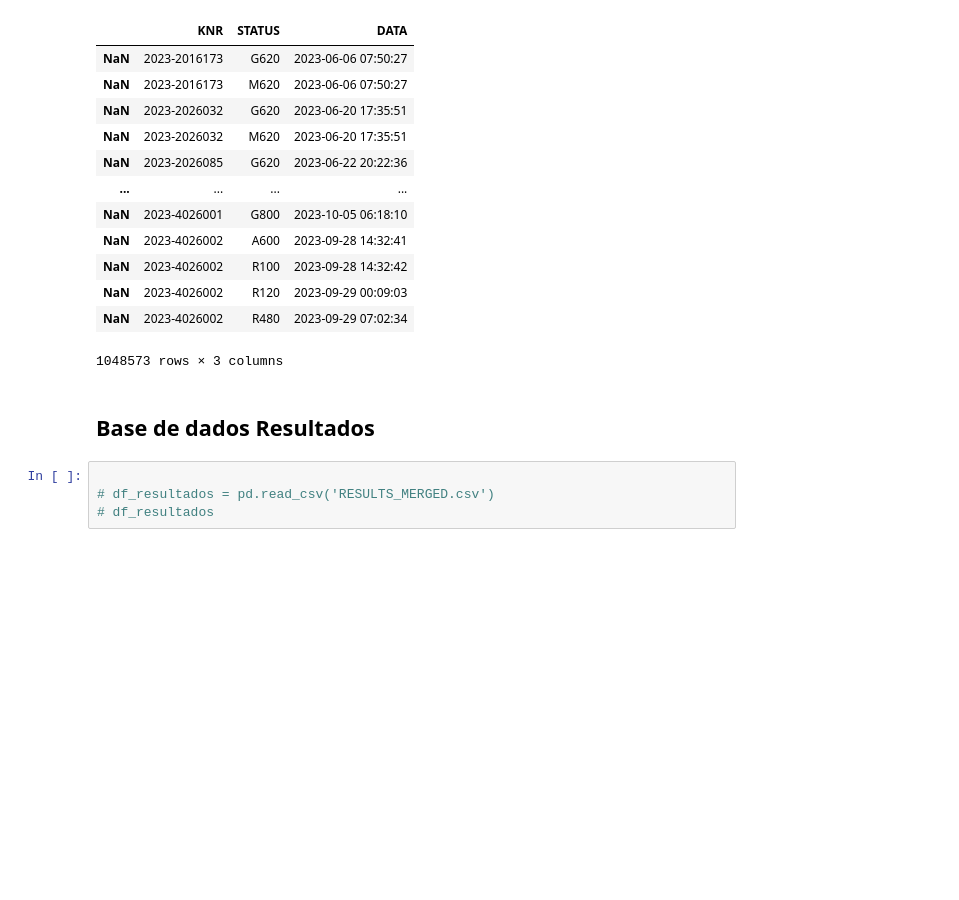
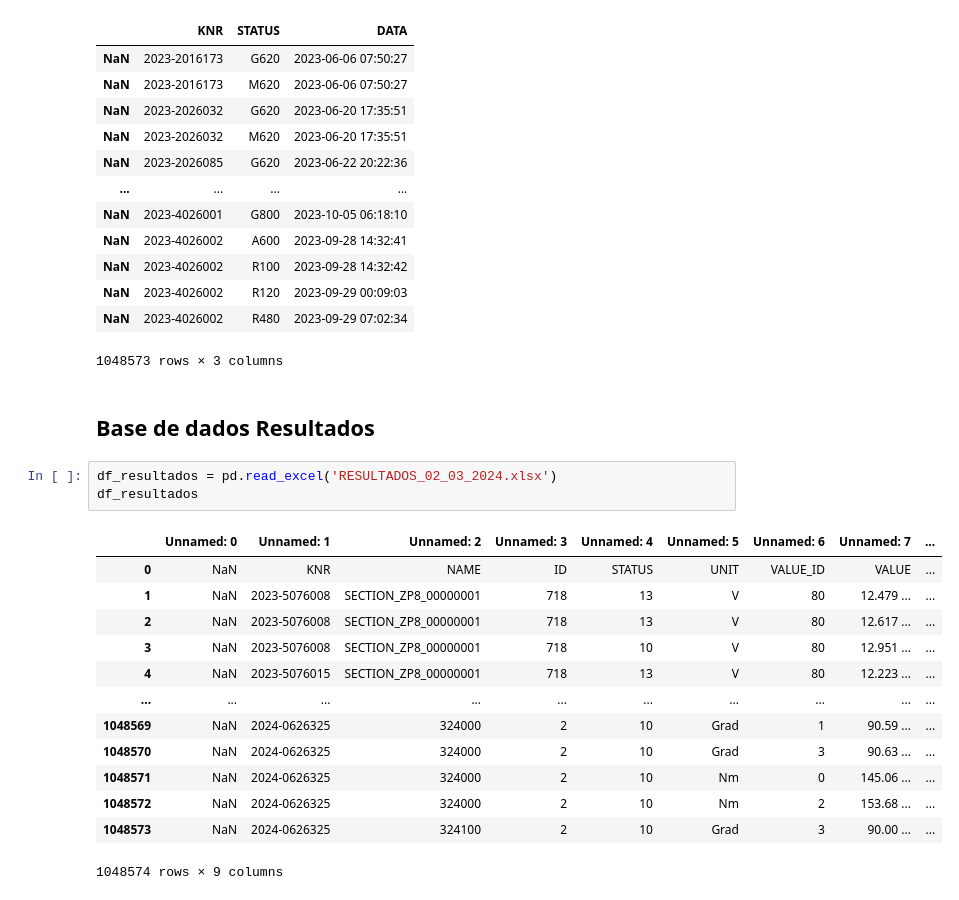
Before and after one commit to Inteli-College/2024-2A-T08-EC07-G02, a Jupyter notebook: src/main.ipynb, the cells around one changed output. Cells and saved outputs as stored; diff of their text form; blank space fills up the shorter version.

Commit message:
feat: limpeza da base de dados
tabela falhas e resultados

Co-Authored-By: Edustn <124214173+Edustn@users.noreply.github.com>

```diff
--- a/src/main.ipynb
+++ b/src/main.ipynb
@@ -183,7 +209,20 @@ df_status
 1048573 rows × 3 columns
 # %% [markdown]
 ## Base de dados Resultados
-# %%
-
-# df_resultados = pd.read_csv('RESULTS_MERGED.csv')
-# df_resultados
+# %%
+df_resultados = pd.read_excel('RESULTADOS_02_03_2024.xlsx')
+df_resultados
+# %% [output]
+|  | Unnamed: 0 | Unnamed: 1 | Unnamed: 2 | Unnamed: 3 | Unnamed: 4 | Unnamed: 5 | Unnamed: 6 | Unnamed: 7 | ... |
+| 0 | NaN | KNR | NAME | ID | STATUS | UNIT | VALUE_ID | VALUE | ... |
+| 1 | NaN | 2023-5076008 | SECTION_ZP8_00000001 | 718 | 13 | V | 80 | 12.479 ... | ... |
+| 2 | NaN | 2023-5076008 | SECTION_ZP8_00000001 | 718 | 13 | V | 80 | 12.617 ... | ... |
+| 3 | NaN | 2023-5076008 | SECTION_ZP8_00000001 | 718 | 10 | V | 80 | 12.951 ... | ... |
+| 4 | NaN | 2023-5076015 | SECTION_ZP8_00000001 | 718 | 13 | V | 80 | 12.223 ... | ... |
+| ... | ... | ... | ... | ... | ... | ... | ... | ... | ... |
+| 1048569 | NaN | 2024-0626325 | 324000 | 2 | 10 | Grad | 1 | 90.59 ... | ... |
+| 1048570 | NaN | 2024-0626325 | 324000 | 2 | 10 | Grad | 3 | 90.63 ... | ... |
+| 1048571 | NaN | 2024-0626325 | 324000 | 2 | 10 | Nm | 0 | 145.06 ... | ... |
+| 1048572 | NaN | 2024-0626325 | 324000 | 2 | 10 | Nm | 2 | 153.68 ... | ... |
+| 1048573 | NaN | 2024-0626325 | 324100 | 2 | 10 | Grad | 3 | 90.00 ... | ... |
+1048574 rows × 9 columns
```
Also changed, not shown: parts of 11 cells of this notebook, 2 other files.
